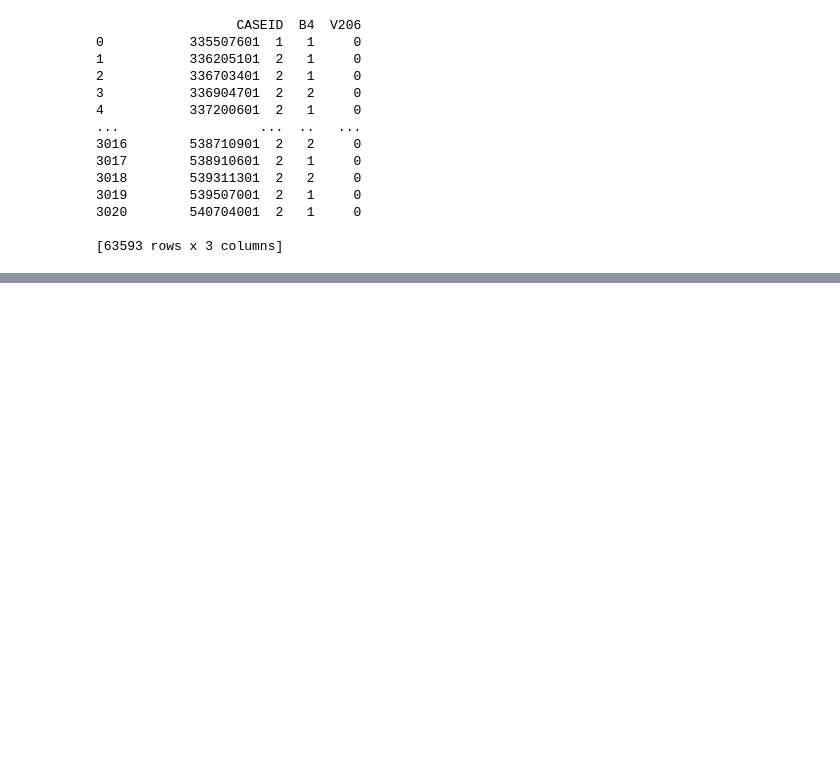
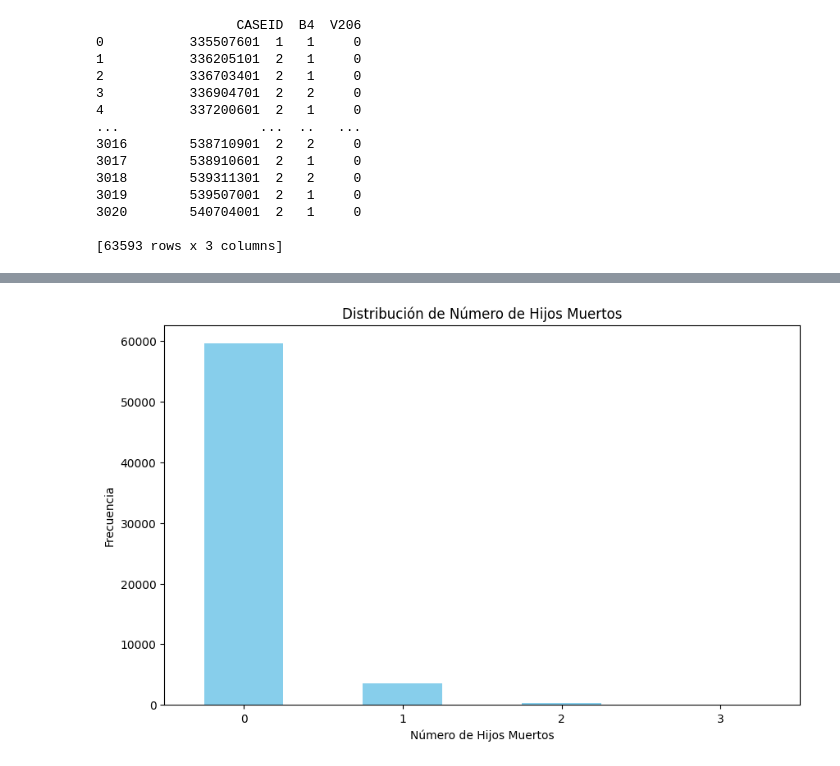
Before and after one commit to kair069/Analisis_de_Datos_Join, a Jupyter notebook: clase002.ipynb, the cells around one changed output, grey strips where cells are left out. Drawn from its saved outputs; the diff is of its cells as text; code cells hidden in the pictures; blank space fills up the shorter version.

```diff
--- a/clase002.ipynb
+++ b/clase002.ipynb
@@ -138,0 +167,11 @@ tabla_Resultante_1.to_excel('tabla_r.xlsx', sheet_name='Hoja1', index=False)
+# %%
+# Gráfico de barras del número de hijos muertos
+plt.figure(figsize=(10, 6))
+df_renombrado['NUMERO DE HIJOS MUERTOS'].value_counts().sort_index().plot(kind='bar', color='skyblue')
+plt.title('Distribución de Número de Hijos Muertos')
+plt.xlabel('Número de Hijos Muertos')
+plt.ylabel('Frecuencia')
+plt.xticks(rotation=0)
+plt.show()
+# %% [output]
+[figure, added]
```
Also changed, not shown: parts of 4 cells of this notebook.
